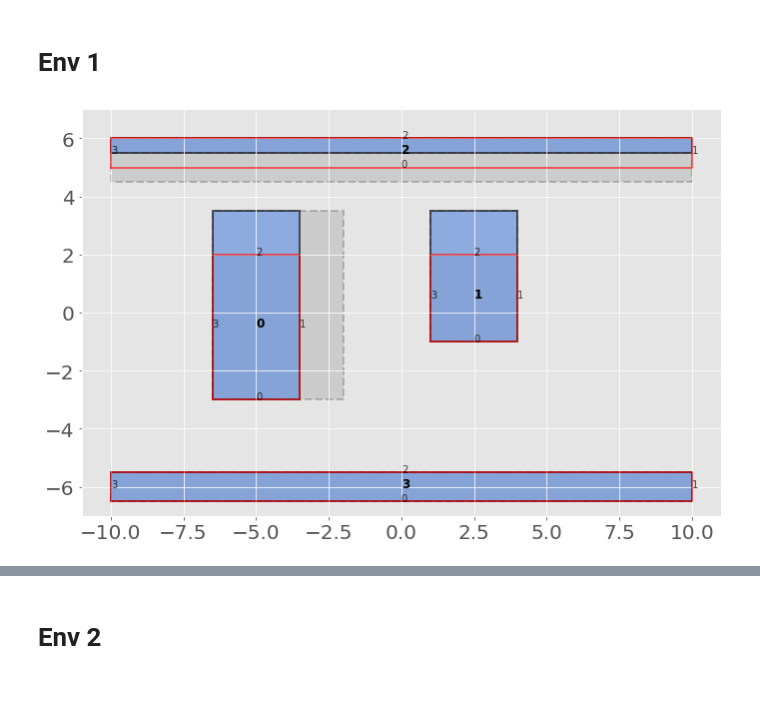
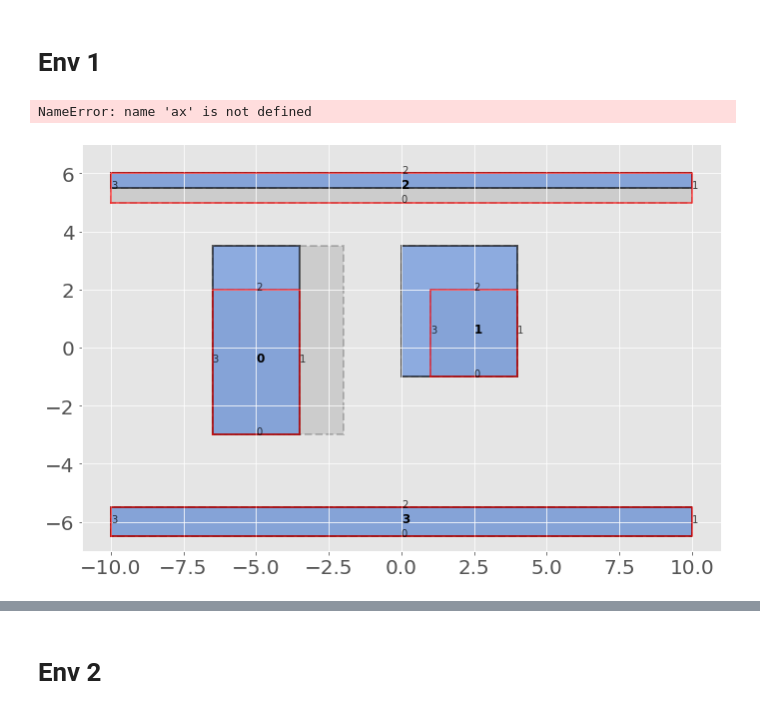
Before and after one commit to zhangvwk/planning-with-map-errors, a Jupyter notebook: environment_examples.ipynb, the cells around one changed output, grey strips where cells are left out. Cells and saved outputs as stored; diff of their text form; code cells hidden in the pictures.

```diff
--- a/environment_examples.ipynb
+++ b/environment_examples.ipynb
@@ -176,23 +176,25 @@ rec_0 = Rectangle(0, -6.5,-3,3,5,0)
 rec_1 = Rectangle(1, 1,-1,3,3,0)
 rec_2 = Rectangle(2, -10,5,20,1,0)
 rec_3 = Rectangle(3, -10,-6.5,20,1,0)
-rec_4 = Rectangle(4, -2.5,4.5,5,0.5,0)
 
 rec_0.set_error_bounds(np.array([0,0,0,0]), np.array([0,1.5,1.5,0]))
-rec_1.set_error_bounds(np.array([0,0,0,0]), np.array([0,0,1.5,0]))
-rec_2.set_error_bounds(np.array([-0.5,0,0,0]), np.array([0.5,0,0,0]))
+rec_1.set_error_bounds(np.array([0,0,0,0]), np.array([0,0,1.5,1]))
+rec_2.set_error_bounds(np.array([-0.5,0,0,0]), np.array([0,0,0,0]))
 
 rec_0.set_actual_errors(np.array([0,0,1.5,0]))
-rec_1.set_actual_errors(np.array([0,0,1.5,0]))
+rec_1.set_actual_errors(np.array([0,0,1.5,1]))
 rec_2.set_actual_errors(np.array([-0.5,0,0,0]))
 
 env.add_rectangles([rec_0, rec_1, rec_2, rec_3])
-# env.add_rectangles([rec_0, rec_1, rec_2, rec_3, rec_4])
-# env.add_rectangles([rec_0, rec_1, rec_3])
+
+goal_region = Rectangle(-1, 6.5,2,2,2,0)
-# %%
-env.plot()
-# %% [output]
-[figure, removed]
+# %%
+env.plot()
+goal_region.plot(ax=ax,as_goal=True)
+goal_region.as_poly["original"].plot(ax=ax)
+# %% [output]
+NameError: name 'ax' is not defined
+[figure, added]
 # %%
 dt = 0.2
 A = np.eye(2); B = dt*np.eye(2)
```
Also changed, not shown: parts of 34 cells of this notebook, 9 other files.
